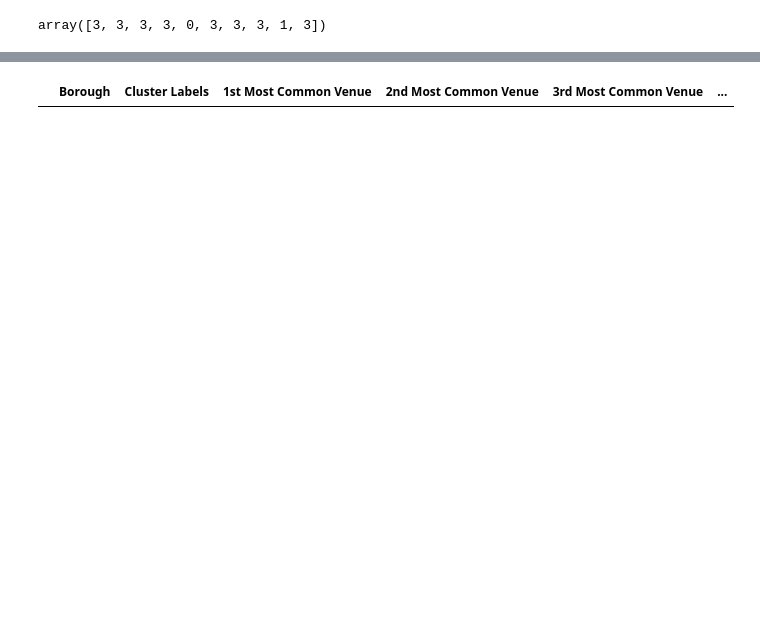
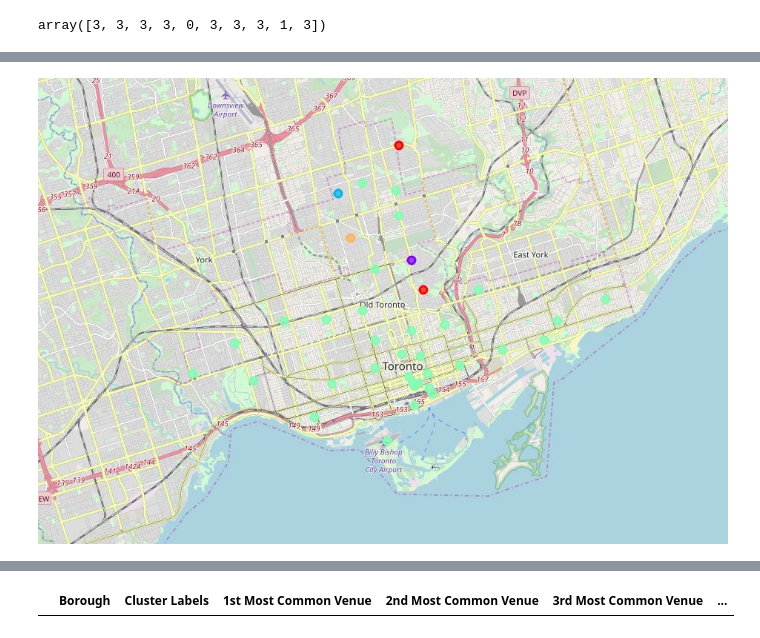
Before and after one commit to elunatik/Coursera_Capstone, a Jupyter notebook: Python Notebook/My Submission - Part Three.ipynb, the cells around one changed output, grey strips where cells are left out. Saved outputs shown, nothing was run; the diff lists cells and outputs as text; code cells hidden in the pictures; blank space fills up the shorter version.

```diff
--- a/Python Notebook/My Submission - Part Three.ipynb
+++ b/Python Notebook/My Submission - Part Three.ipynb
@@ -498,5 +498,9 @@ for lat, lon, poi, cluster in zip(toronto_merged['Latitude'], toronto_merged['Lo
         fill_color=rainbow[cluster-1],
         fill_opacity=0.7).add_to(map_clusters)
 
+#map_clusters
 map_clusters
+
+from IPython.display import Image
+Image(filename = "map.jpg")
 # %% [output]
@@ -504,3 +507,4 @@ map_clusters
+[figure, added]
 # %%
 toronto_merged.loc[toronto_merged['Cluster Labels'] == 1, toronto_merged.columns[[1] + list(range(5, toronto_merged.shape[1]))]]
 # %% [output]
```
Also changed, not shown: parts of 1 cell of this notebook, 1 other file.
